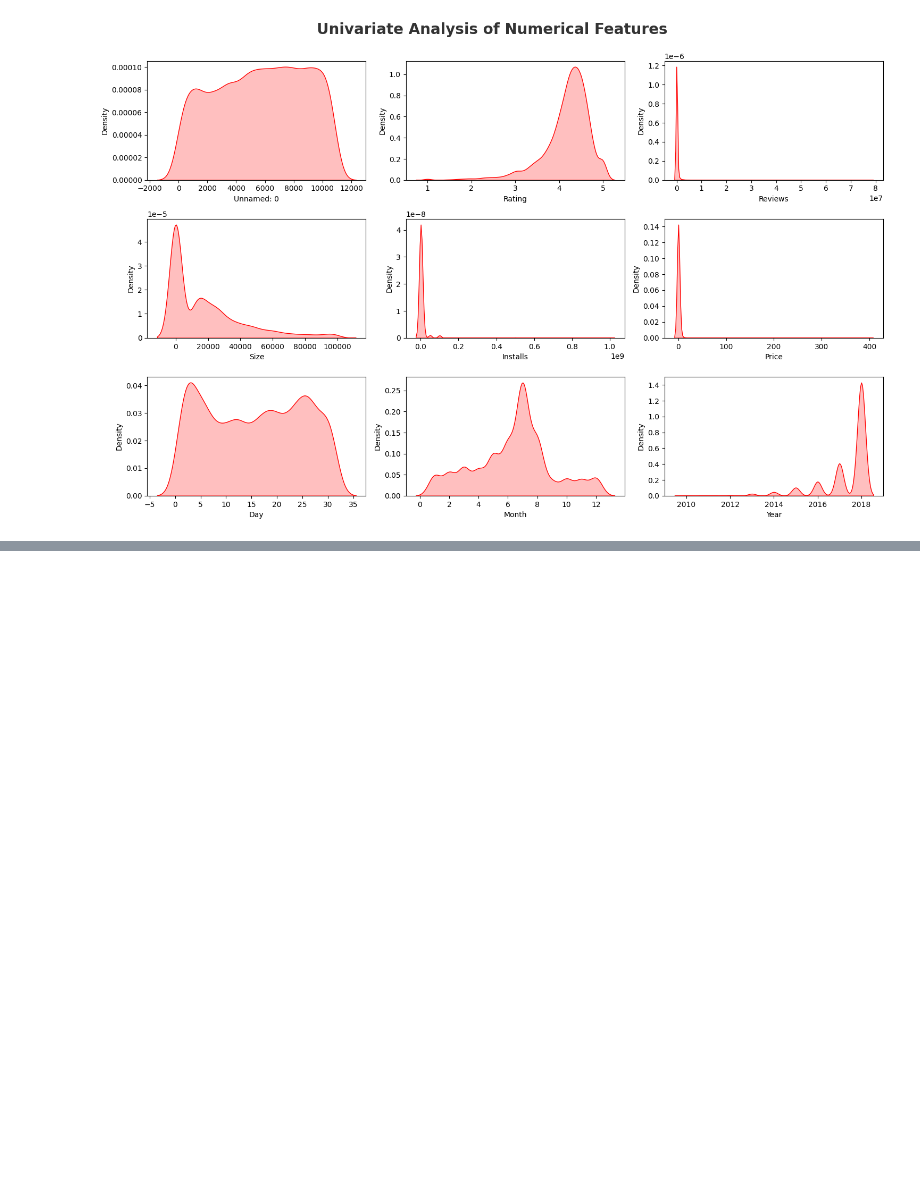
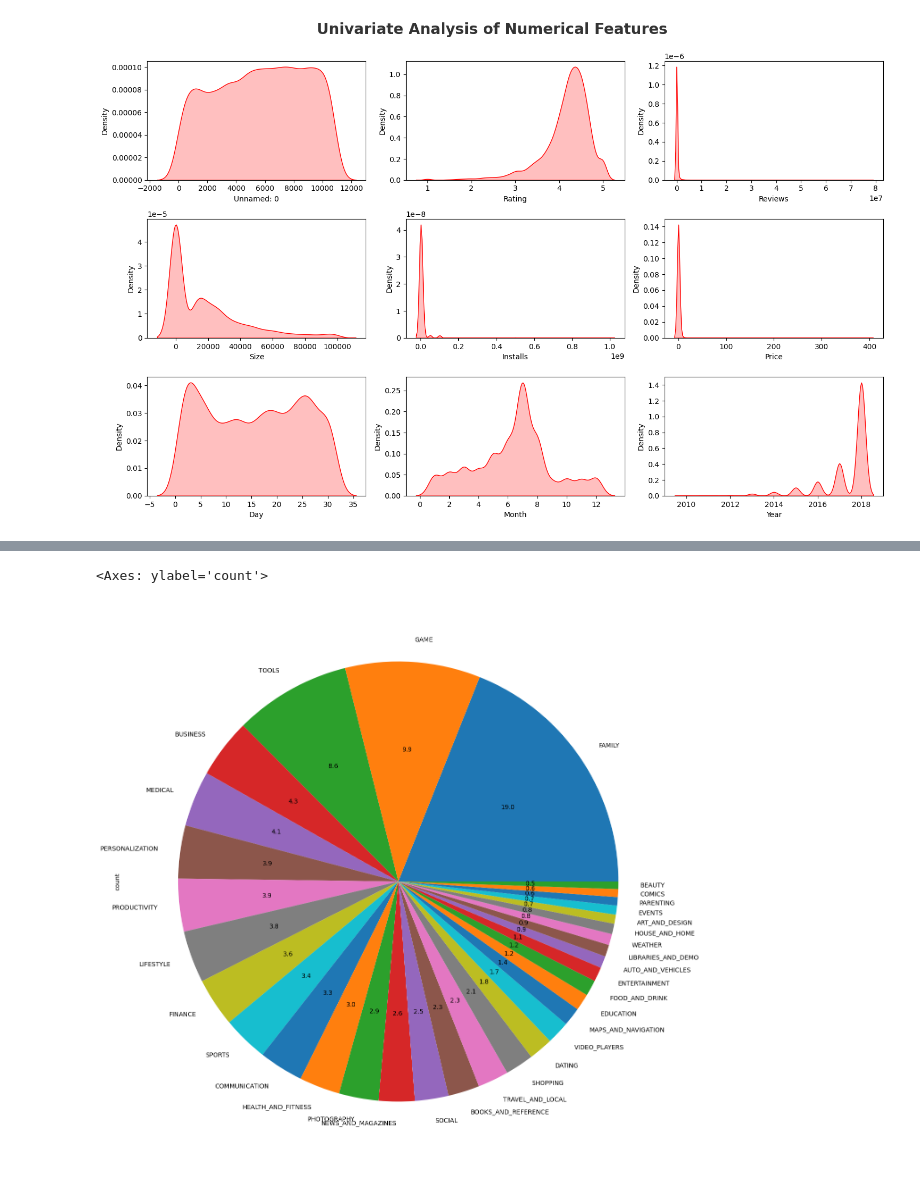
Before and after one commit to Shimul-Zahan/ML-Bootcamp, a Jupyter notebook: EDA/goole_playstore_data_with_eda.ipynb, the cells around one changed output, grey strips where cells are left out. Cells and saved outputs as stored; diff of their text form; code cells hidden in the pictures; blank space fills up the shorter version.

```diff
--- a/EDA/goole_playstore_data_with_eda.ipynb
+++ b/EDA/goole_playstore_data_with_eda.ipynb
@@ -433,0 +462,5 @@ This will become an error in seaborn v0.14.0; please update your code.
+# %%
+dataset['Category'].value_counts().plot.pie(y=dataset['Category'], figsize = (20, 16), autopct = '%1.1f')
+# %% [output]
+<Axes: ylabel='count'>
+[figure, added]
```
Also changed, not shown: parts of 7 cells of this notebook.
